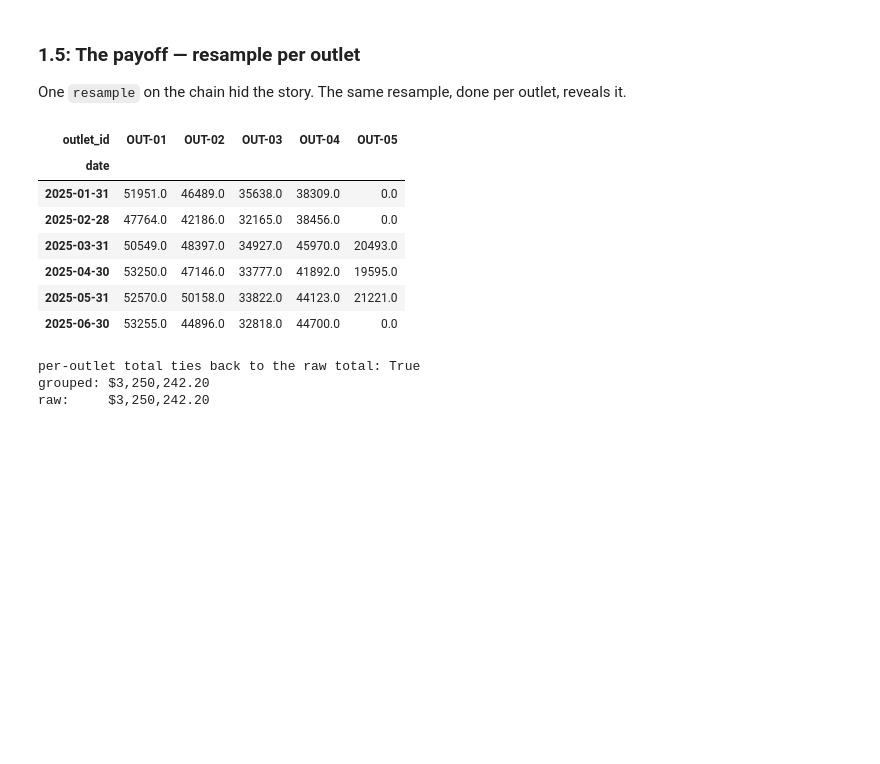
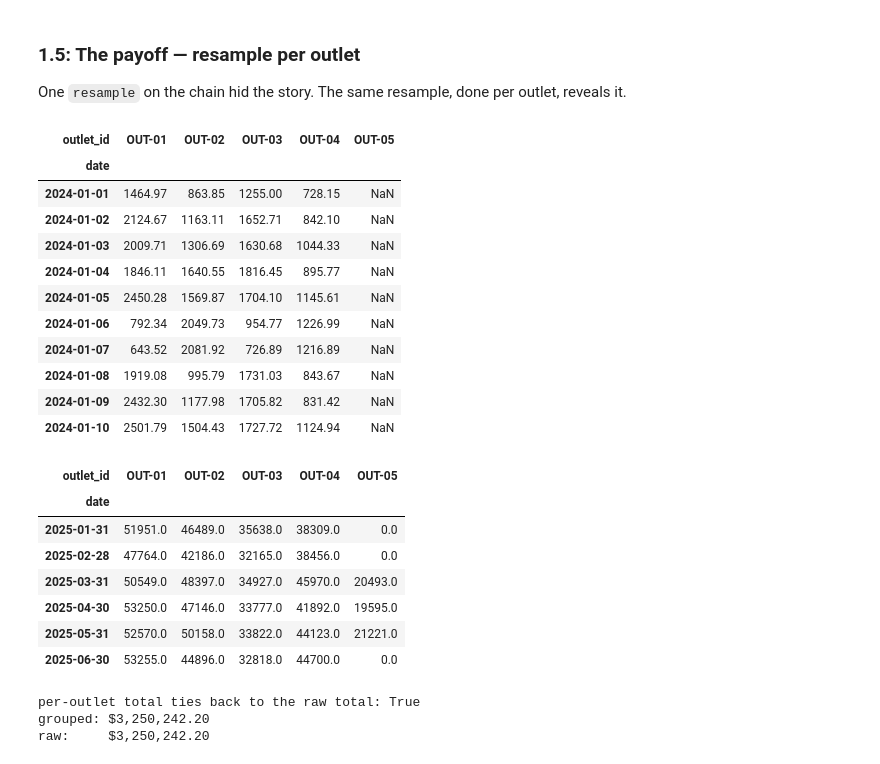
Before and after one commit to PP-123-nt/6m-data-1.9-eda-advanced, a Jupyter notebook: notebooks/Part_1_time_series.ipynb, the cells around one changed output. Cells and saved outputs as stored; diff of their text form; code cells hidden in the pictures; blank space fills up the shorter version.

```diff
--- a/notebooks/Part_1_time_series.ipynb
+++ b/notebooks/Part_1_time_series.ipynb
@@ -587,25 +587,39 @@ One `resample` on the chain hid the story. The same resample, done per outlet, r
 # %%
 # 👉 Reading it inside out:
 #    (1) pivot so each outlet is a column and each date is a row,
 #    (2) resample those rows to month-end totals.
 #    `pivot_table` with `aggfunc="sum"` collapses the three dayparts per day into one number.
 
 by_outlet_daily = sales.pivot_table(
     index="date", columns="outlet_id", values="revenue_sgd", aggfunc="sum"
 )
 
+display(by_outlet_daily.head(10))
+
 monthly_by_outlet = by_outlet_daily.resample("M").sum()
 
 monthly_by_outlet.tail(6).round(0)
 # %% [output]
 | outlet_id | OUT-01 | OUT-02 | OUT-03 | OUT-04 | OUT-05 |
 | date |  |  |  |  |  |
-| 2025-01-31 | 51951.0 | 46489.0 | 35638.0 | 38309.0 | 0.0 |
-| 2025-02-28 | 47764.0 | 42186.0 | 32165.0 | 38456.0 | 0.0 |
-| 2025-03-31 | 50549.0 | 48397.0 | 34927.0 | 45970.0 | 20493.0 |
-| 2025-04-30 | 53250.0 | 47146.0 | 33777.0 | 41892.0 | 19595.0 |
-| 2025-05-31 | 52570.0 | 50158.0 | 33822.0 | 44123.0 | 21221.0 |
-| 2025-06-30 | 53255.0 | 44896.0 | 32818.0 | 44700.0 | 0.0 |
+| 2024-01-01 | 1464.97 | 863.85 | 1255.00 | 728.15 | NaN |
+| 2024-01-02 | 2124.67 | 1163.11 | 1652.71 | 842.10 | NaN |
+| 2024-01-03 | 2009.71 | 1306.69 | 1630.68 | 1044.33 | NaN |
+| 2024-01-04 | 1846.11 | 1640.55 | 1816.45 | 895.77 | NaN |
+| 2024-01-05 | 2450.28 | 1569.87 | 1704.10 | 1145.61 | NaN |
+| 2024-01-06 | 792.34 | 2049.73 | 954.77 | 1226.99 | NaN |
+| 2024-01-07 | 643.52 | 2081.92 | 726.89 | 1216.89 | NaN |
+| 2024-01-08 | 1919.08 | 995.79 | 1731.03 | 843.67 | NaN |
+| 2024-01-09 | 2432.30 | 1177.98 | 1705.82 | 831.42 | NaN |
+| 2024-01-10 | 2501.79 | 1504.43 | 1727.72 | 1124.94 | NaN |
+| outlet_id | OUT-01 | OUT-02 | OUT-03 | OUT-04 | OUT-05 |
+| date |  |  |  |  |  |
+| 2025-01-31 | 51951.0 | 46489.0 | 35638.0 | 38309.0 | 0.0 |
+| 2025-02-28 | 47764.0 | 42186.0 | 32165.0 | 38456.0 | 0.0 |
+| 2025-03-31 | 50549.0 | 48397.0 | 34927.0 | 45970.0 | 20493.0 |
+| 2025-04-30 | 53250.0 | 47146.0 | 33777.0 | 41892.0 | 19595.0 |
+| 2025-05-31 | 52570.0 | 50158.0 | 33822.0 | 44123.0 | 21221.0 |
+| 2025-06-30 | 53255.0 | 44896.0 | 32818.0 | 44700.0 | 0.0 |
 # %%
 # 👉 Beat 4: the check. Do the per-outlet monthly totals still add up to the chain total?
 #    If this prints False, we lost rows somewhere and every number above is suspect.
```
Also changed, not shown: parts of 4 cells of this notebook.
